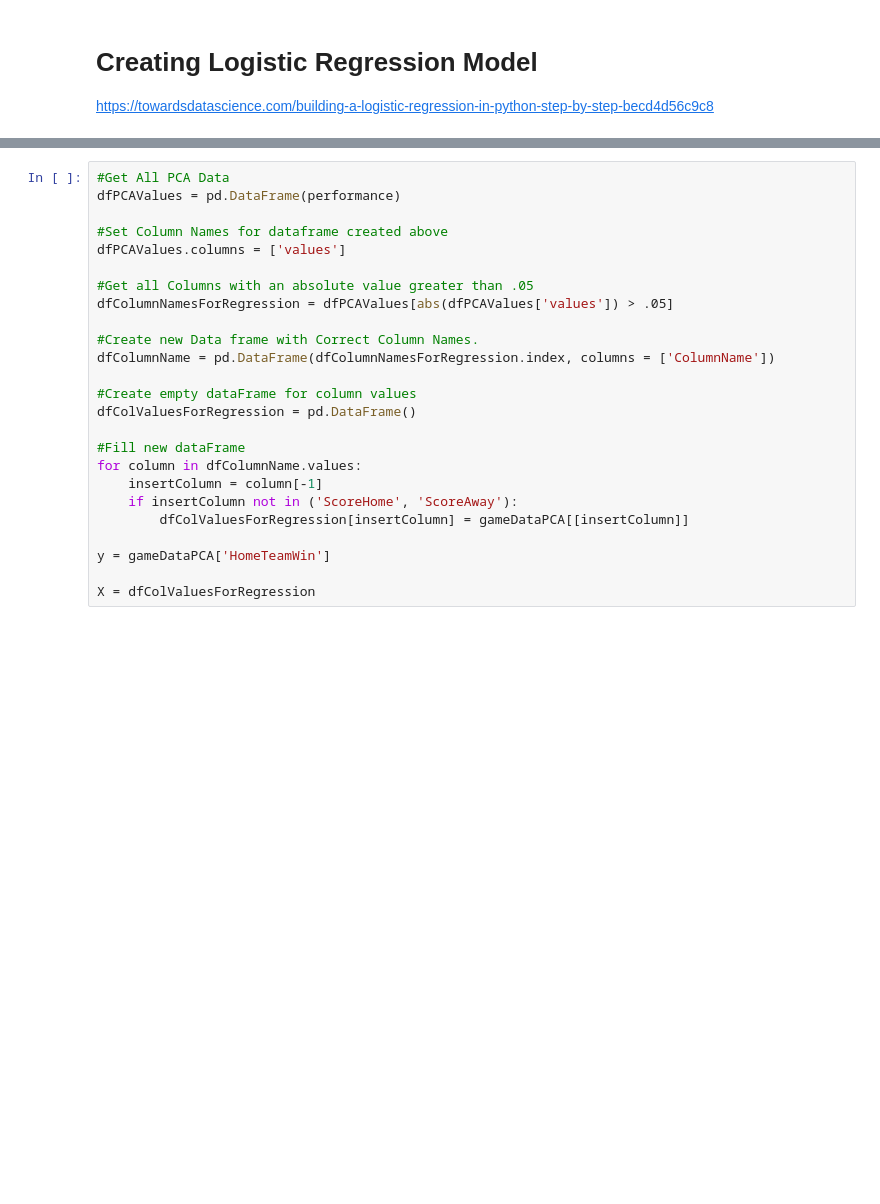
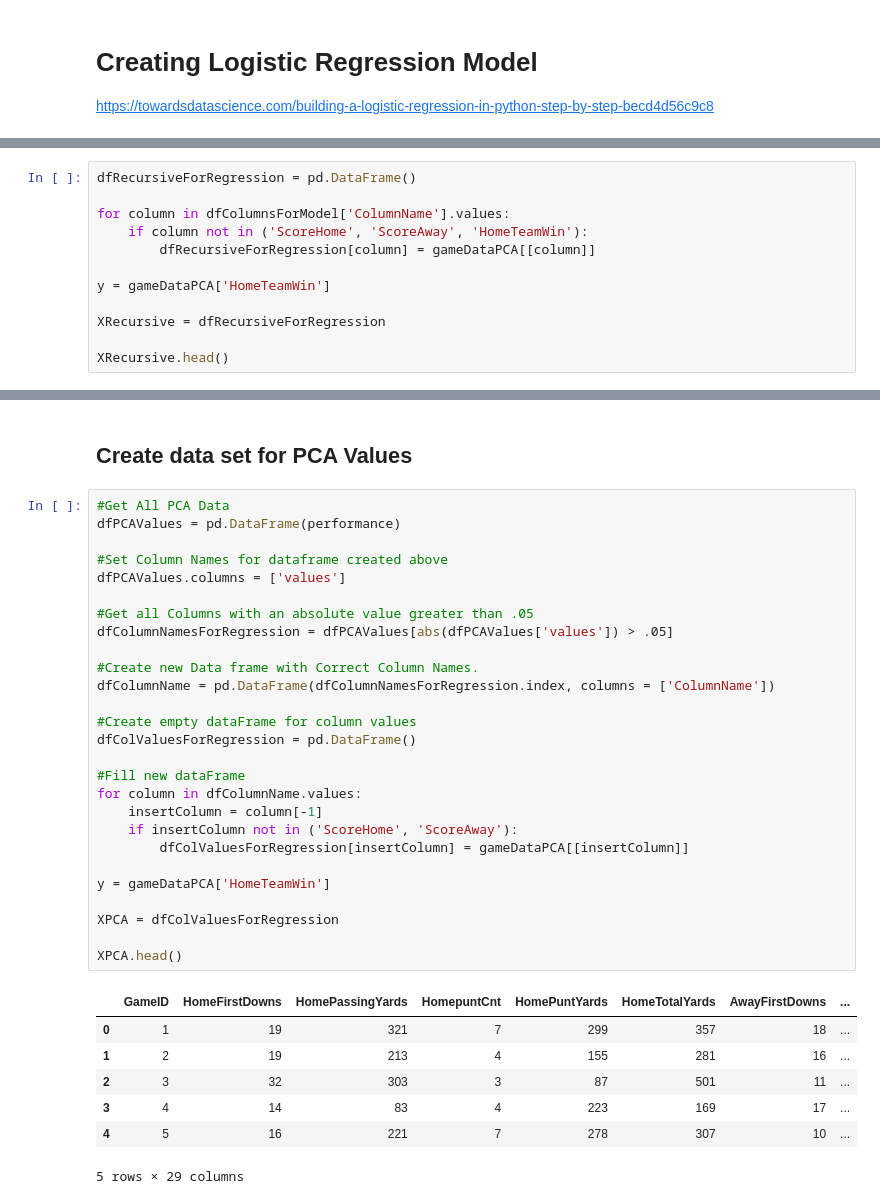
Before and after one commit to ChrisIrwin5620/CapstoneProject, a Jupyter notebook: python/Capstone Project.ipynb, the cells around one changed output, grey strips where cells are left out. Drawn from its saved outputs; the diff is of its cells as text; blank space fills up the shorter version.

```diff
--- a/python/Capstone Project.ipynb
+++ b/python/Capstone Project.ipynb
@@ -200,0 +210,12 @@ https://towardsdatascience.com/building-a-logistic-regression-in-python-step-by-
+# %%
+dfRecursiveForRegression = pd.DataFrame()
+
+for column in dfColumnsForModel['ColumnName'].values:
+    if column not in ('ScoreHome', 'ScoreAway', 'HomeTeamWin'):
+        dfRecursiveForRegression[column] = gameDataPCA[[column]]
+
+y = gameDataPCA['HomeTeamWin']
+
+XRecursive = dfRecursiveForRegression
+
+XRecursive.head()
@@ -201,25 +229,37 @@ https://towardsdatascience.com/building-a-logistic-regression-in-python-step-by-
+# %% [markdown]
+## Create data set for PCA Values
 # %%
 #Get All PCA Data
 dfPCAValues = pd.DataFrame(performance)
 
 #Set Column Names for dataframe created above
 dfPCAValues.columns = ['values']
 
 #Get all Columns with an absolute value greater than .05
 dfColumnNamesForRegression = dfPCAValues[abs(dfPCAValues['values']) > .05]
 
 #Create new Data frame with Correct Column Names.
 dfColumnName = pd.DataFrame(dfColumnNamesForRegression.index, columns = ['ColumnName'])
 
 #Create empty dataFrame for column values
 dfColValuesForRegression = pd.DataFrame()
 
 #Fill new dataFrame
 for column in dfColumnName.values:
     insertColumn = column[-1]
     if insertColumn not in ('ScoreHome', 'ScoreAway'):
         dfColValuesForRegression[insertColumn] = gameDataPCA[[insertColumn]]
 
 y = gameDataPCA['HomeTeamWin']
 
-X = dfColValuesForRegression
+XPCA = dfColValuesForRegression
+
+XPCA.head()
+# %% [output]
+|  | GameID | HomeFirstDowns | HomePassingYards | HomepuntCnt | HomePuntYards | HomeTotalYards | AwayFirstDowns | ... |
+| 0 | 1 | 19 | 321 | 7 | 299 | 357 | 18 | ... |
+| 1 | 2 | 19 | 213 | 4 | 155 | 281 | 16 | ... |
+| 2 | 3 | 32 | 303 | 3 | 87 | 501 | 11 | ... |
+| 3 | 4 | 14 | 83 | 4 | 223 | 169 | 17 | ... |
+| 4 | 5 | 16 | 221 | 7 | 278 | 307 | 10 | ... |
+5 rows × 29 columns
```
Also changed, not shown: parts of 16 cells of this notebook.
